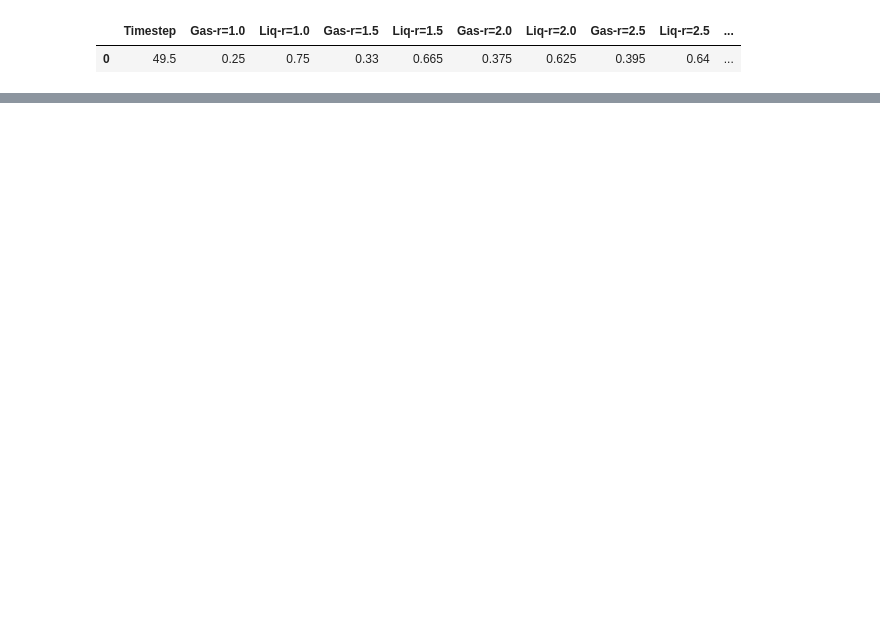
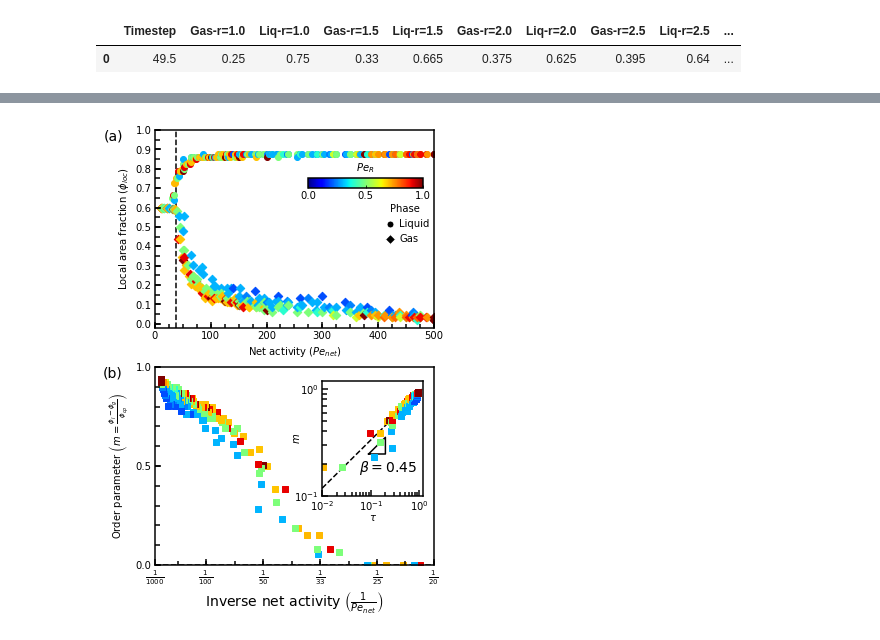
Before and after one commit to kolbt/whingdingdilly, a Jupyter notebook: ipython/binodalFromPeNet/binodal_densities.ipynb, the cells around one changed output, grey strips where cells are left out. Drawn from its saved outputs; the diff is of its cells as text; code cells hidden in the pictures; blank space fills up the shorter version.

```diff
--- a/ipython/binodalFromPeNet/binodal_densities.ipynb
+++ b/ipython/binodalFromPeNet/binodal_densities.ipynb
@@ -407,13 +515,14 @@ fig, ax = plt.subplots(2, 1, figsize=(5, 8))
 for i in xrange(len(all_data)):
     if params['peR'][i] > 0.1:
 #     if params['peR'][i] > 0.1 and params['peNet'][i] >= peNCrit:
-        ax[0].scatter(params['peNet'][i], ssAvg['phiG'][i], c=plt.cm.jet(params['peR'][i]), marker='D')
-        ax[0].scatter(params['peNet'][i], ssAvg['phiC'][i], c=plt.cm.jet(params['peR'][i]), marker='o')
+        ax[0].scatter(params['peNet'][i], all_data[i][binPlotG][0], c=plt.cm.jet(params['peR'][i]), marker='D')
+        ax[0].scatter(params['peNet'][i], all_data[i][binPlotL][0], c=plt.cm.jet(params['peR'][i]), marker='o')
 
+ax[0].axvline(peNCrit, c='k', ls='--', lw=1.5, zorder=0)
 ax[0].set_xlabel(r'Net activity $(Pe_{net})$')
-ax[0].set_ylabel(r'Area fraction')
+ax[0].set_ylabel(r'Local area fraction $(\phi_{loc})$')
 ax[0].set_xlim(0, 500)
-ax[0].set_ylim(-0.02, 0.62)
+ax[0].set_ylim(-0.02, 1.0)
 
 # Set tick dims
 ax[0].xaxis.set_major_locator(MultipleLocator(100))
@@ -444,12 +553,12 @@ cb1.set_label(r'$Pe_{R}$', labelpad=-40, rotation=0)
 # Plot the order parameter here
 for i in xrange(len(all_data)):
     if params['peR'][i] > 0.1:
-        ax[1].scatter((1./params['peNet'][i]), (ssAvg['phiC'][i] - ssAvg['phiG'][i])/0.6,
+        ax[1].scatter((1./params['peNet'][i]), ((all_data[i][binPlotL][0] - all_data[i][binPlotG][0]) / phiCP),
                       c=plt.cm.jet(params['peR'][i]), marker='s')
 ax[1].set_xlabel(r'Inverse net activity $\left(\frac{1}{Pe_{net}}\right)$', fontsize=14)
-ax[1].set_ylabel(r'Order parameter $\left(m=\frac{\phi_{l}-\phi_{g}}{\phi}\right)$')
+ax[1].set_ylabel(r'Order parameter $\left(m=\frac{\phi_{l}-\phi_{g}}{\phi_{cp}}\right)$')
 ax[1].set_xlim(1./1000., 0.05)
-ax[1].set_ylim(-1., 1.)
+ax[1].set_ylim(0., 1.)
 ax[1].xaxis.set_ticks([1./1000., 10./1000., 20./1000., 30./1000., 40./1000., 50./1000.])
 ax[1].set_xticklabels([r'$\frac{1}{1000}$',
                        r'$\frac{1}{100}$',
@@ -467,44 +576,47 @@ ax[1].tick_params(which='major', length=6, width = 1.5)
 ax[1].tick_params(which='minor', length=4.5, width = 1.5)
 # Horizontal line at m=0
 ax[1].axhline(y=0, lw=1.5, ls='--', c='k', zorder=0)
+# ax[1].axvline((1./peNCrit), lw=1.5, ls='--', c='k', zorder=0)
 
 # Inset to bottom plot
 left, bottom, width, height = [0.59, 0.245, 0.28, 0.20]
 ax3 = fig.add_axes([left, bottom, width, height])
 peNCritInv = 1. / peNCrit
 for i in xrange(len(all_data)):
     if params['peR'][i] > 0.1:
-        ax3.scatter( ((1./params['peNet'][i] - peNCritInv)/peNCritInv)*-1 , (ssAvg['phiC'][i] - ssAvg['phiG'][i])/0.6,
+        ax3.scatter( ((1./params['peNet'][i] - peNCritInv)/peNCritInv)*-1 , ((all_data[i][binPlotL][0] - all_data[i][binPlotG][0]) / phiCP),
                     c=plt.cm.jet(params['peR'][i]), marker='s')
 
 expRange = np.arange(0.0001, 10., 0.0001)
-ax3.plot(expRange, plotPow(expRange, 3./4., b), lw=1.5, ls='--', c='k', zorder=0)
-ax3.text(0.67, 0.31, r'$\frac{3}{4}$',
+ax3.plot(expRange, plotPow(expRange, slope, b), lw=1.5, ls='--', c='k', zorder=0)
+ax3.text(0.65, 0.24, r'$\beta=0.45$',
          horizontalalignment='center', verticalalignment='center', transform=ax3.transAxes,
          fontsize=14)
 # Plot triangle for slope
-leftx = 0.15
-rightx = 0.35
-boty = plotPow(leftx, 3./4., (b*-5.))
-topy = plotPow(rightx, 3./4., (b*-5.))
+leftx = 0.09
+rightx = 0.2
+boty = plotPow(leftx, slope, (b*5.))
+topy = plotPow(rightx, slope, (b*5.))
 plt.plot([leftx, rightx, rightx, leftx], [boty, topy, boty, boty], zorder=0, c='k', ls='-', lw=1.5)
 
 # Limits, labels, ticks
-ax3.set_xlim(0.05, 1.2)
-ax3.set_ylim(0.06, 1.2)
+ax3.set_xlim(0.01, 1.2)
+ax3.set_ylim(0.1, 1.2)
 # ax3.set_xlabel(r'$\frac{-\left(Pe_{net}^{-1}-Pe_{net,c}^{-1}\right)}{Pe_{net,c}^{-1}}$')
-ax3.set_xlabel(r'$\tau$', labelpad=-5)
+ax3.set_xlabel(r'$\tau$', labelpad=0.)
 ax3.set_ylabel(r'$m$', labelpad=-8)
 ax3.loglog()
 ax3.tick_params(which='major', length=6, width = 1.5)
 ax3.tick_params(which='minor', length=4.5, width = 1.5)
 
 # Add letter labels to figure
 ax[0].text(-0.15, 0.97, r'(a)',
            horizontalalignment='center', verticalalignment='center', transform=ax[0].transAxes,
            fontsize=14)
 ax[1].text(-0.15, 0.97, r'(b)',
            horizontalalignment='center', verticalalignment='center', transform=ax[1].transAxes,
            fontsize=14)
 
 plt.savefig('net_activity_binodal.pdf', dpi=1000, bbox_inches = 'tight', pad_inches = 0.01)
+# %% [output]
+[figure, added]
```
Also changed, not shown: parts of 14 cells of this notebook.
